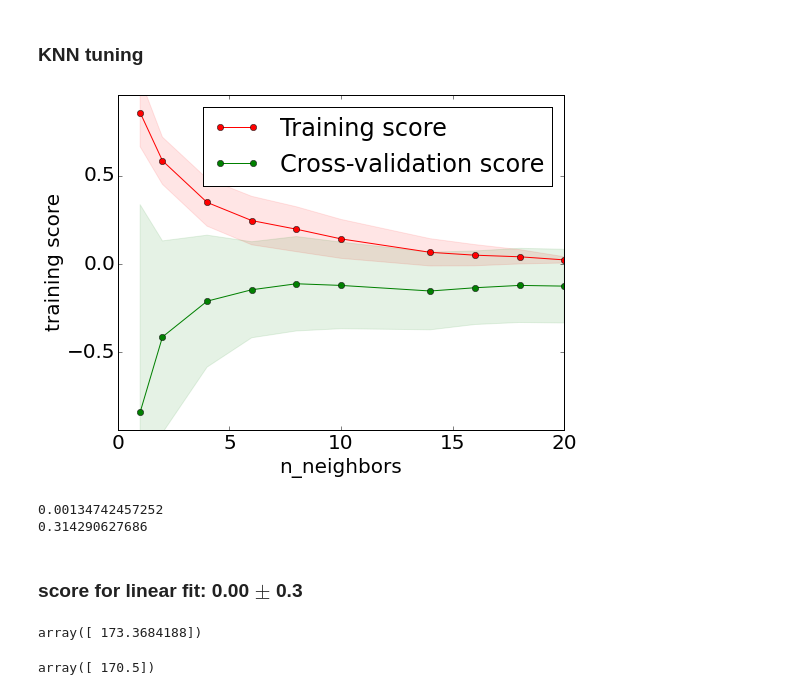
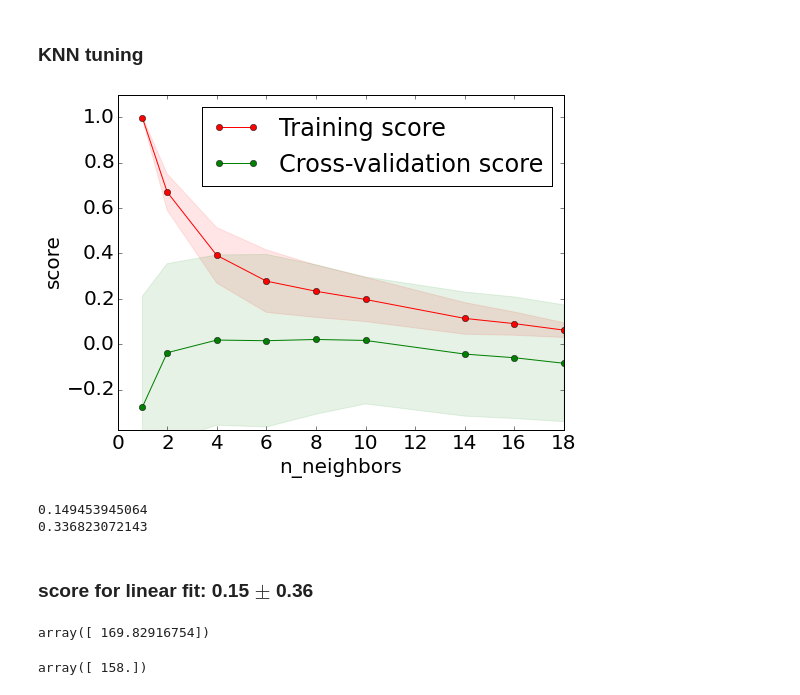
Before and after one commit to hungiyang/Fruitcake, a Jupyter notebook: presentation.ipynb, the cells around one changed output. Drawn from its saved outputs; the diff is of its cells as text; code cells hidden in the pictures.

```diff
--- a/presentation.ipynb
+++ b/presentation.ipynb
@@ -242,7 +253,8 @@ linear = linear_model.LinearRegression()
 # %%
 #prepare data
 BMIlist = data['ownweight']*0.4534/data['ownheight']**2*100**2
-select = np.where(data['ownweight'] == data['ownweight'])[0]
+select = np.where(np.logical_and(BMIlist > 12.1, BMIlist < 31.4))[0]
+
 
 X, y = np.vstack((data['ownheight'],data['ownage'])).T[select], np.array(data['ownweight'][select])
 X_scaled = sk.preprocessing.scale(X) # Many methods work better on scaled X.
@@ -252,11 +264,11 @@ X_scaled = sk.preprocessing.scale(X) # Many methods work better on scaled X.
 KNN = neighbors.KNeighborsRegressor(5)
 # We'll vary the number of neighbors used:
 param_name = "n_neighbors"
-param_range = np.array([1,2,4,6,8,10,14,16,18,20])
+param_range = np.array([1,2,4,6,8,10,14,16,18])
 
 # And we'll need a cv iterator:
 from sklearn.cross_validation import ShuffleSplit
-shuffle_split = ShuffleSplit(len(X), 200, test_size=0.4)
+shuffle_split = ShuffleSplit(len(X), 100, test_size=0.4)
 
 # Compute our cv scores for a range of the no. of neighbors:
 from sklearn.learning_curve import validation_curve
@@ -267,25 +279,25 @@ training_scores, validation_scores = validation_curve(KNN, X_scaled, y,
 # %%
 def plot_validation_curve(param_name,parameter_values, training_scores, validation_scores):
     training_scores_mean = np.mean(training_scores, axis=1)
     training_scores_std = np.std(training_scores, axis=1)
     validation_scores_mean = np.mean(validation_scores, axis=1)
     validation_scores_std = np.std(validation_scores, axis=1)
 
     plt.fill_between(parameter_values, training_scores_mean - training_scores_std,
                      training_scores_mean + training_scores_std, alpha=0.1, color="r")
     plt.fill_between(parameter_values, validation_scores_mean - validation_scores_std,
                      validation_scores_mean + validation_scores_std, alpha=0.1, color="g")
     plt.plot(parameter_values, training_scores_mean, 'o-', color="r",
              label="Training score")
     plt.plot(parameter_values, validation_scores_mean, 'o-', color="g",
              label="Cross-validation score")
     plt.ylim(validation_scores_mean.min() - .1, training_scores_mean.max() + .1)
-    plt.ylabel('training score')
+    plt.ylabel('score')
     plt.xlabel(param_name)
     plt.legend(loc="best")
 plot_validation_curve(param_name, param_range, training_scores, validation_scores)
 # %% [output]
-[figure, old version]
+[figure, new version]
 # %%
 shuffle_split = ShuffleSplit(len(X), 1000, test_size=0.4)
 score_linear = []
@@ -295,10 +307,10 @@ for train_index,test_index in shuffle_split:
 print(np.mean(score_linear))
 print(np.std(score_linear))
 # %% [output]
-0.00134742457252
-0.314290627686
+0.149453945064
+0.336823072143
 # %% [markdown]
-### score for linear fit: 0.00 $\pm$ 0.3
+### score for linear fit: 0.15 $\pm$ 0.36
 # %%
 h = np.mean(hdata)
 a = np.mean(data['age'])
@@ -306,10 +318,10 @@ a = np.mean(data['age'])
 linear.fit(X, y)
 linear.predict([h,a])
 # %% [output]
-array([ 173.3684188])
+array([ 169.82916754])
 # %%
 KNN = sk.neighbors.KNeighborsRegressor(8)
 KNN.fit(X,y)
 KNN.predict([h,a])
 # %% [output]
-array([ 170.5])
+array([ 158.])
```
Also changed, not shown: parts of 7 cells of this notebook, 3 other files.
